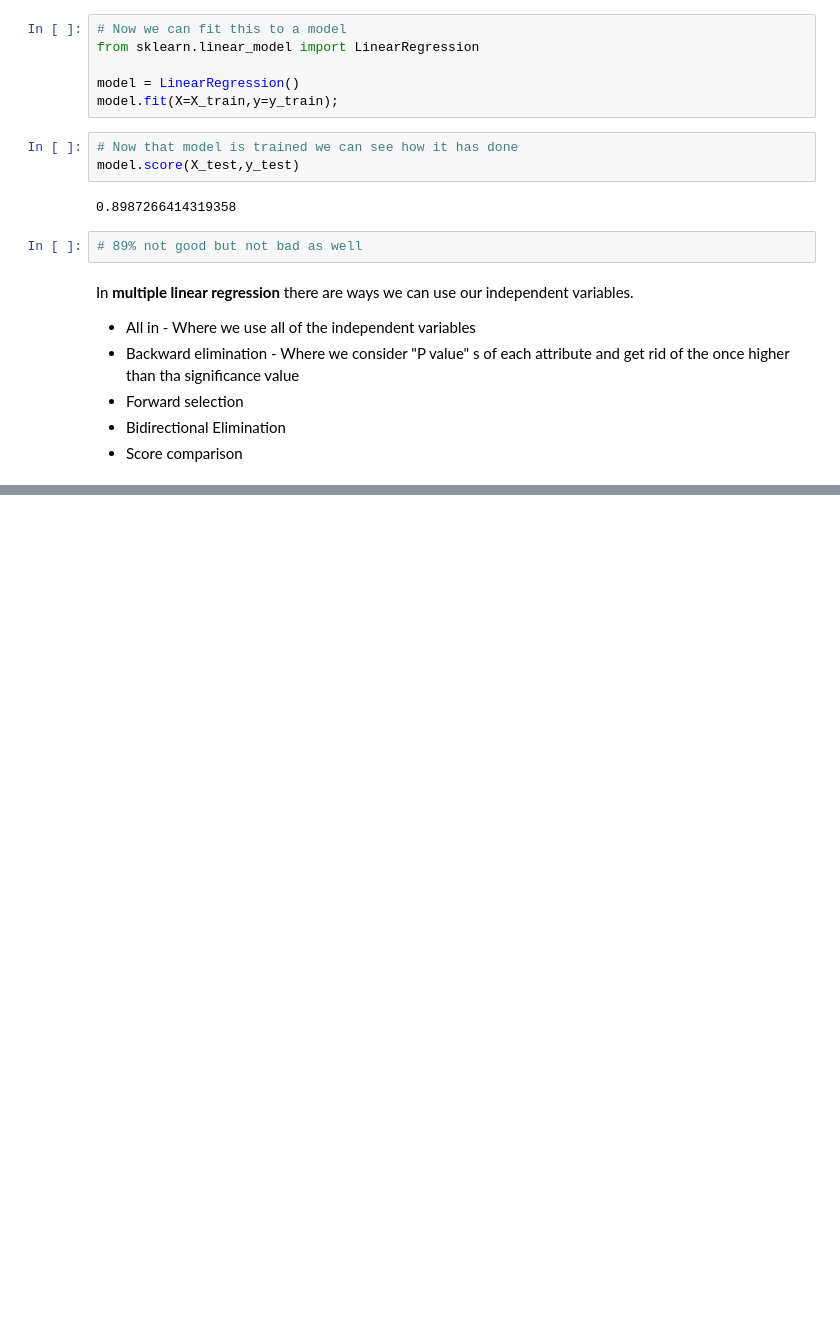
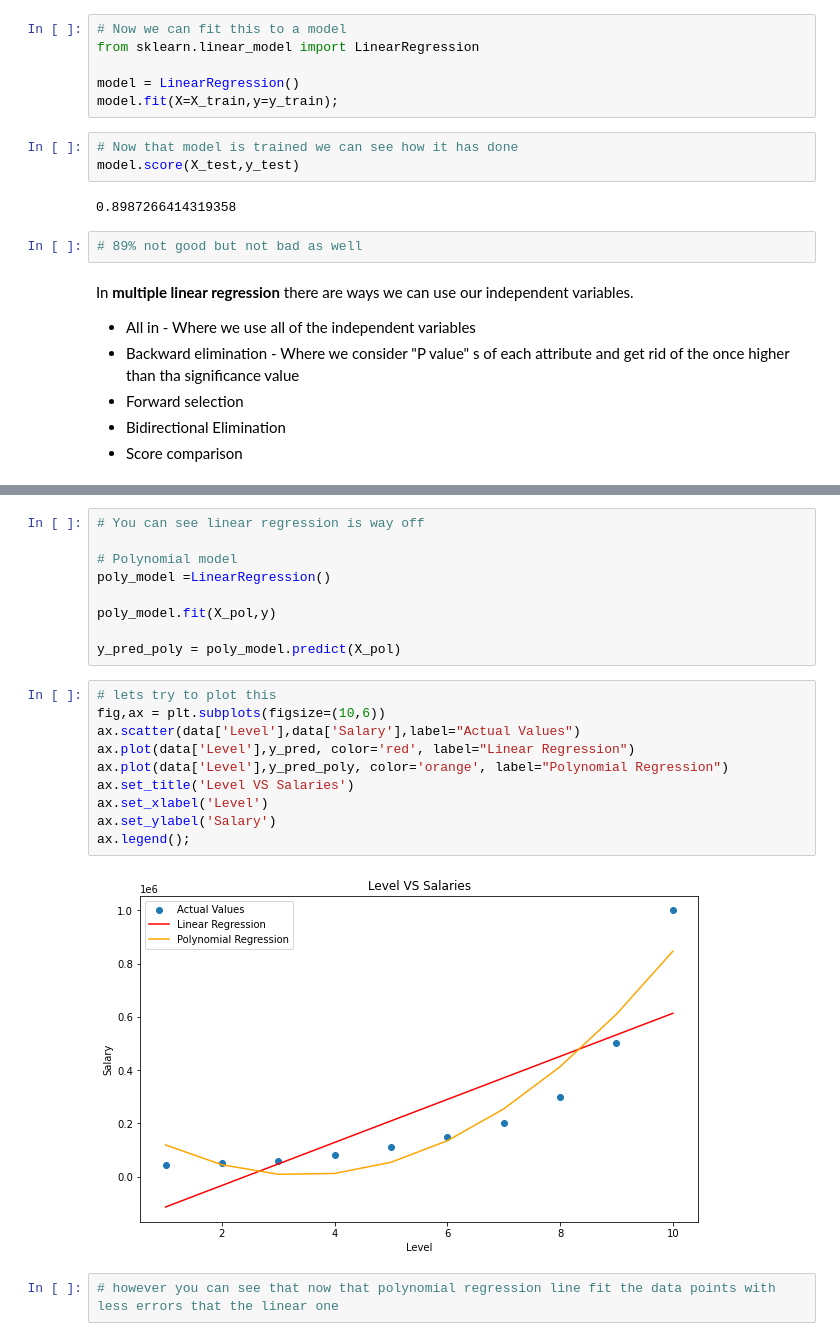
Before and after one commit to ShathishDileepa/Learn_Machine_Learning, a Jupyter notebook: Regression/Regression Algorithms.ipynb, the cells around one changed output, grey strips where cells are left out. Drawn from its saved outputs; the diff is of its cells as text; blank space fills up the shorter version.

```diff
--- a/Regression/Regression Algorithms.ipynb
+++ b/Regression/Regression Algorithms.ipynb
@@ -326,0 +428,23 @@ In __multiple linear regression__ there are ways we can use our independent vari
+# %%
+# You can see linear regression is way off
+
+# Polynomial model
+poly_model =LinearRegression()
+
+poly_model.fit(X_pol,y)
+
+y_pred_poly = poly_model.predict(X_pol)
+# %%
+# lets try to plot this
+fig,ax = plt.subplots(figsize=(10,6))
+ax.scatter(data['Level'],data['Salary'],label="Actual Values")
+ax.plot(data['Level'],y_pred, color='red', label="Linear Regression")
+ax.plot(data['Level'],y_pred_poly, color='orange', label="Polynomial Regression")
+ax.set_title('Level VS Salaries')
+ax.set_xlabel('Level')
+ax.set_ylabel('Salary')
+ax.legend();
+# %% [output]
+[figure, added]
+# %%
+# however you can see that now that polynomial regression line fit the data points with less errors that the linear one
```
Also changed, not shown: parts of 7 cells of this notebook.
